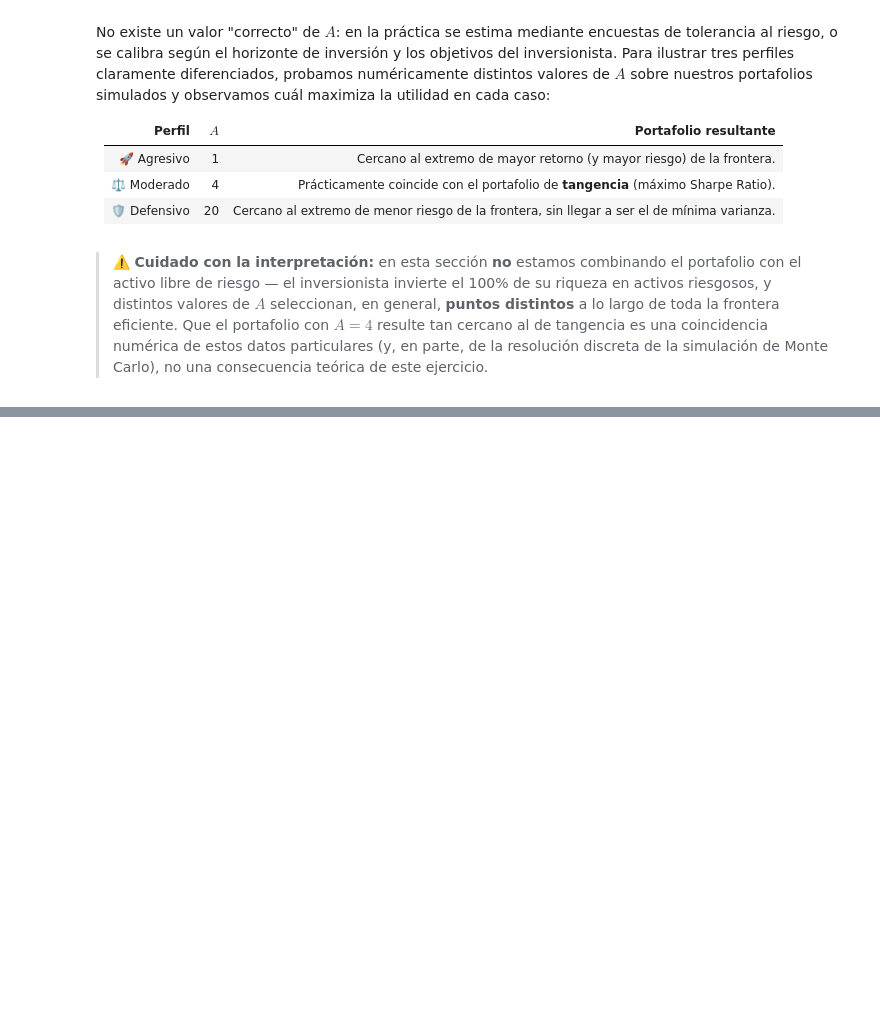
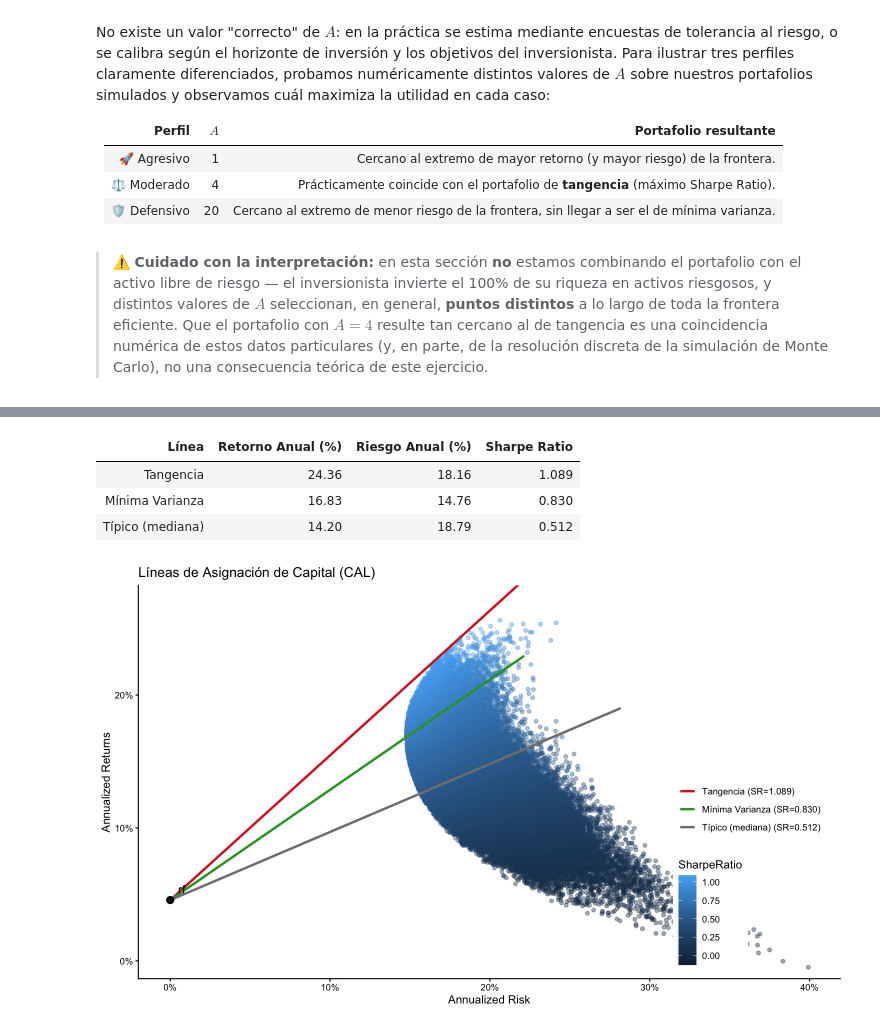
Before and after one commit to fdiaz1968/Finance-MBA, a Jupyter notebook: Drafts/2_Portfolio.ipynb, the cells around one changed output, grey strips where cells are left out. Drawn from its saved outputs; the diff is of its cells as text; code cells hidden in the pictures; blank space fills up the shorter version.

```diff
--- a/Drafts/2_Portfolio.ipynb
+++ b/Drafts/2_Portfolio.ipynb
@@ -1279,0 +1312,77 @@ p_utilidad
+# %%
+suppressPackageStartupMessages(library(ggnewscale))
+
+# Portafolio "típico": el más cercano a la mediana del Sharpe Ratio simulado
+mediana_sr <- median(portfolio_values$SharpeRatio)
+tipico <- portfolio_values[which.min(abs(portfolio_values$SharpeRatio - mediana_sr)), ]
+
+anchor_portfolios <- bind_rows(
+  max_sr |> mutate(Linea = "Tangencia"),
+  min_var |> mutate(Linea = "Mínima Varianza"),
+  tipico |> mutate(Linea = "Típico (mediana)")
+) |>
+  mutate(SR_linea = (Return - rf) / Risk)
+
+# Cada CAL: parte en (0, rf) [y = 0] y se extiende un 50% más allá
+# del portafolio riesgoso puro [y = 1.5], representando apalancamiento
+cal_lines <- bind_rows(lapply(seq_len(nrow(anchor_portfolios)), function(i) {
+  fila <- anchor_portfolios[i, ]
+  tibble(
+    Linea = fila$Linea,
+    SR_linea = fila$SR_linea,
+    y = c(0, 1.5),
+    Risk_linea = y * fila$Risk,
+    Return_linea = rf + y * (fila$Return - rf)
+  )
+})) |>
+  mutate(Etiqueta = sprintf("%s (SR=%.3f)", Linea, SR_linea))
+cal_lines$Etiqueta <- factor(cal_lines$Etiqueta, levels = unique(cal_lines$Etiqueta))
+
+suppressPackageStartupMessages(library(knitr))
+suppressPackageStartupMessages(library(IRdisplay))
+
+anchor_portfolios |>
+  transmute(Línea = Linea,
+            `Retorno Anual (%)` = round(Return * 100, 2),
+            `Riesgo Anual (%)` = round(Risk * 100, 2),
+            `Sharpe Ratio` = round(SR_linea, 3)) |>
+  kable(format = "html", align = c("l", "r", "r", "r")) |>
+  as.character() |>
+  display_html()
+# %% [output]
+| Línea | Retorno Anual (%) | Riesgo Anual (%) | Sharpe Ratio |
+| Tangencia | 24.36 | 18.16 | 1.089 |
+| Mínima Varianza | 16.83 | 14.76 | 0.830 |
+| Típico (mediana) | 14.20 | 18.79 | 0.512 |
+# %%
+# Colores de cada línea, calculados dinámicamente a partir de las etiquetas
+colores_linea <- c("Tangencia" = "#d62728", "Mínima Varianza" = "#2ca02c", "Típico (mediana)" = "#7f7f7f")
+colores_etiqueta <- setNames(colores_linea[anchor_portfolios$Linea], levels(cal_lines$Etiqueta))
+
+y_top <- max(portfolio_values$Return)
+rf_point <- tibble(x = 0, y = rf)
+
+p_cml <- portfolio_values |>
+  ggplot(aes(x = Risk, y = Return)) +
+  geom_point(aes(color = SharpeRatio), alpha = 0.4) +
+  new_scale_color() +
+  geom_line(data = cal_lines, aes(x = Risk_linea, y = Return_linea, color = Etiqueta),
+            linewidth = 1.1) +
+  geom_point(data = rf_point, aes(x = x, y = y), color = "black", size = 3, inherit.aes = FALSE) +
+  annotate("text", x = 0.005, y = rf, label = "rf", hjust = 0, vjust = -0.8, size = 4) +
+  scale_color_manual(values = colores_etiqueta) +
+  coord_cartesian(xlim = c(0, max(portfolio_values$Risk)), ylim = c(0, y_top * 1.05)) +
+  theme_classic() +
+  scale_y_continuous(labels = scales::percent) +
+  scale_x_continuous(labels = scales::percent) +
+  labs(x = "Annualized Risk",
+       y = "Annualized Returns",
+       title = "Líneas de Asignación de Capital (CAL)",
+       color = NULL) +
+  theme(legend.position = "inside",
+        legend.position.inside = c(0.98, 0.02),
+        legend.justification = c("right", "bottom"))
+
+p_cml
+# %% [output]
+[figure, added]
```
Also changed, not shown: parts of 14 cells of this notebook.
